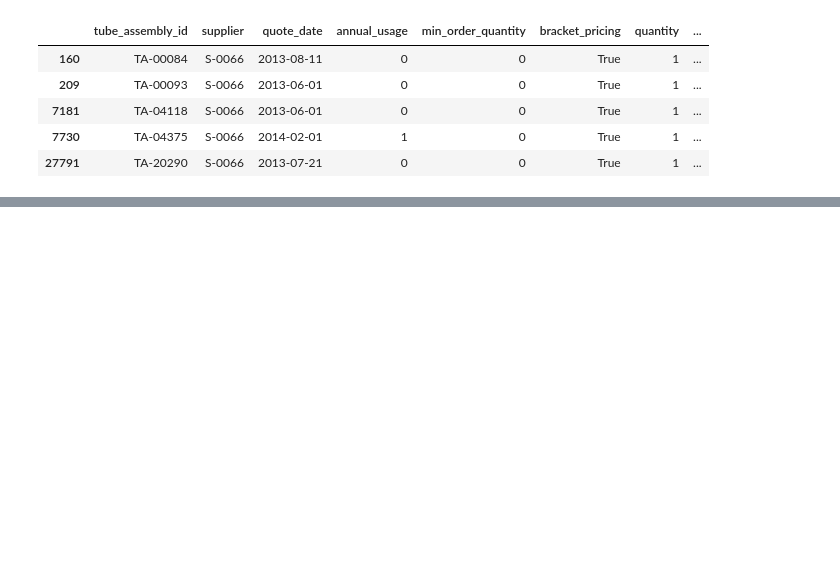
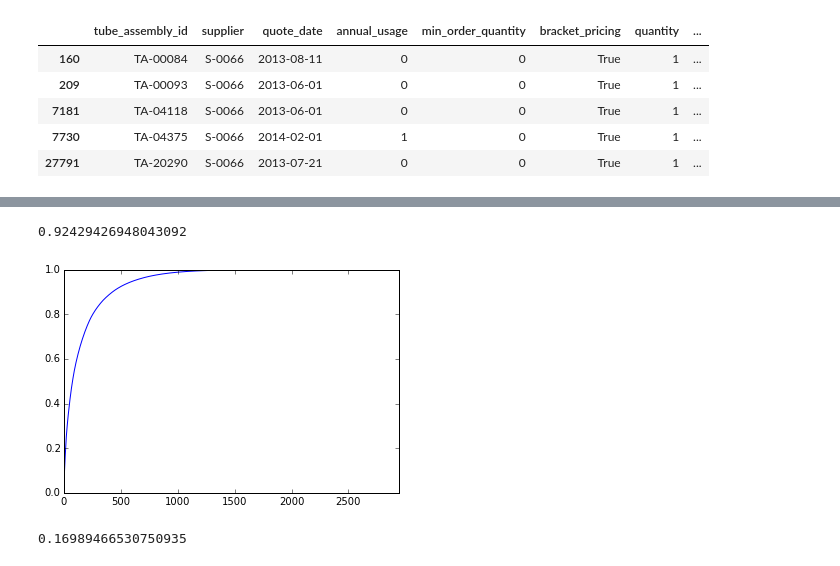
Before and after one commit to cberzan/kaggle-caterpillar, a Jupyter notebook: caterpillar-tube-pricing/random_forests.ipynb, the cells around one changed output, grey strips where cells are left out. Cells and saved outputs as stored; diff of their text form; code cells hidden in the pictures; blank space fills up the shorter version.

```diff
--- a/caterpillar-tube-pricing/random_forests.ipynb
+++ b/caterpillar-tube-pricing/random_forests.ipynb
@@ -219,0 +217,10 @@ aug_test_set.log
+# %%
+df.cum_err2_frac.plot()
+df.cum_err2_frac[500]
+# %% [output]
+0.92429426948043092
+[figure, added]
+# %%
+500. / len(X_test)
+# %% [output]
+0.16989466530750935
```
Also changed, not shown: parts of 19 cells of this notebook, 1 other file.
